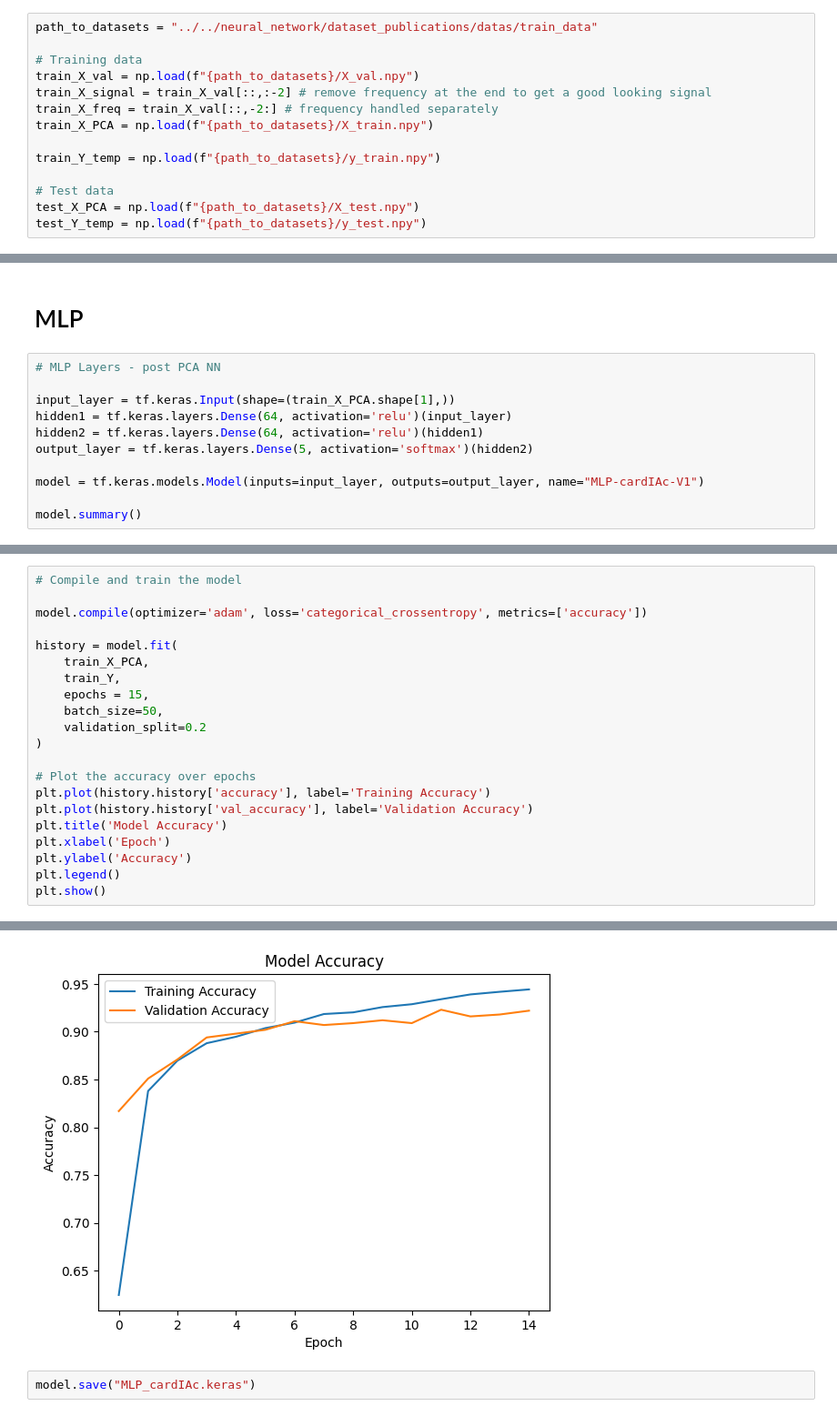
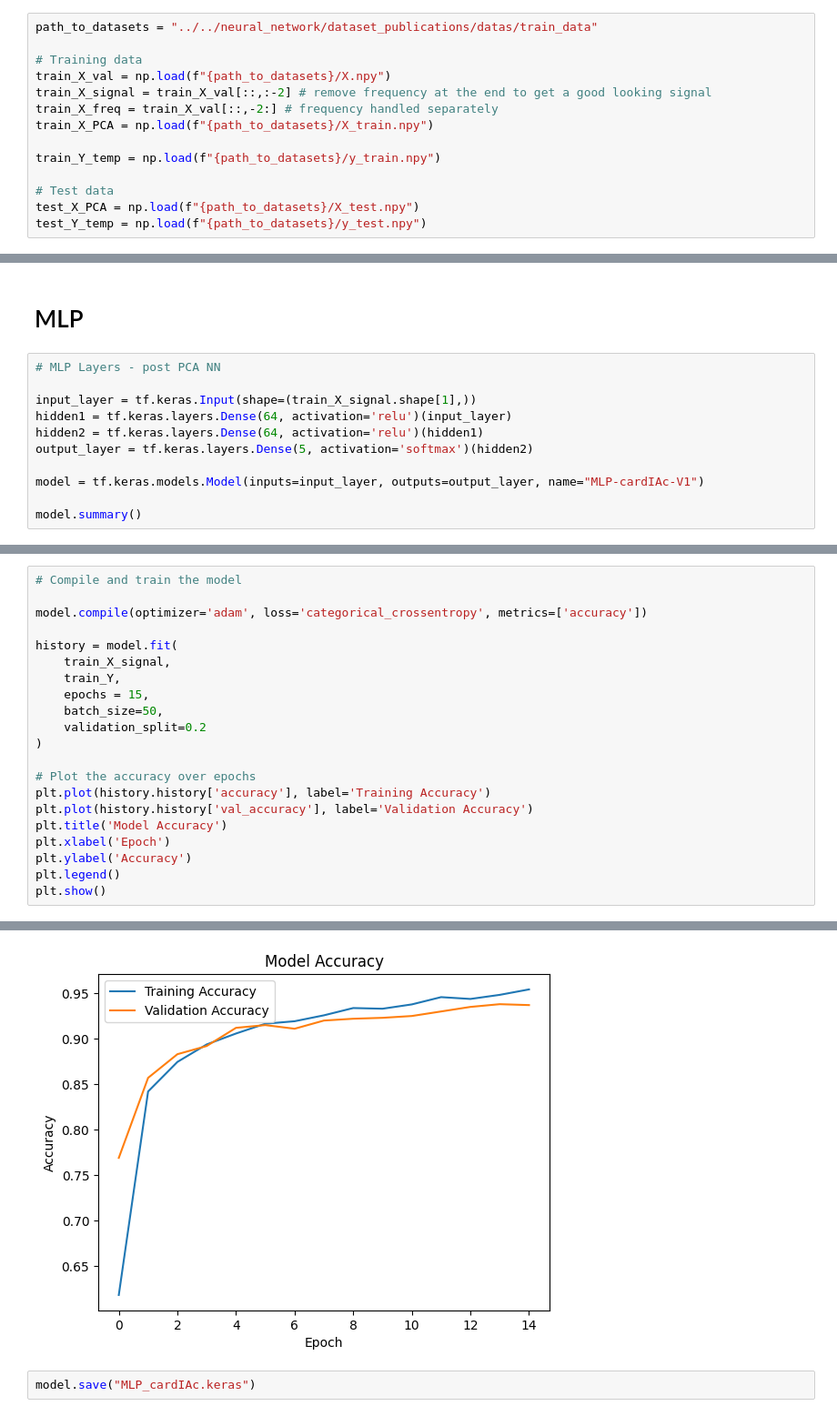
Before and after one commit to kez97460/cardIAc, a Jupyter notebook: neural_network/Notebooks_Kez/MLP.ipynb, the cells around one changed output, grey strips where cells are left out. Shown at 91% size. Cells and saved outputs as stored; diff of their text form.

```diff
--- a/neural_network/Notebooks_Kez/MLP.ipynb
+++ b/neural_network/Notebooks_Kez/MLP.ipynb
@@ -9,7 +9,7 @@ import serial
 path_to_datasets = "../../neural_network/dataset_publications/datas/train_data"
 
 # Training data
-train_X_val = np.load(f"{path_to_datasets}/X_val.npy")
+train_X_val = np.load(f"{path_to_datasets}/X.npy")
 train_X_signal = train_X_val[::,:-2] # remove frequency at the end to get a good looking signal
 train_X_freq = train_X_val[::,-2:] # frequency handled separately
 train_X_PCA = np.load(f"{path_to_datasets}/X_train.npy")
@@ -86,7 +86,7 @@ count_occurrences(train_Y_temp)
 # %%
 # MLP Layers - post PCA NN
 
-input_layer = tf.keras.Input(shape=(train_X_PCA.shape[1],))
+input_layer = tf.keras.Input(shape=(train_X_signal.shape[1],))
 hidden1 = tf.keras.layers.Dense(64, activation='relu')(input_layer)
 hidden2 = tf.keras.layers.Dense(64, activation='relu')(hidden1)
 output_layer = tf.keras.layers.Dense(5, activation='softmax')(hidden2)
@@ -116,7 +116,7 @@ Model: "MLP-cardIAc-V1"
 model.compile(optimizer='adam', loss='categorical_crossentropy', metrics=['accuracy'])
 
 history = model.fit(
-    train_X_PCA,
+    train_X_signal,
     train_Y,
     epochs = 15,
     batch_size=50,
@@ -152,3 +152,3 @@ Epoch 15/15
-[figure, old version]
+[figure, new version]
 # %%
 model.save("MLP_cardIAc.keras")
```
Also changed, not shown: parts of 4 cells of this notebook, 4 other files.
